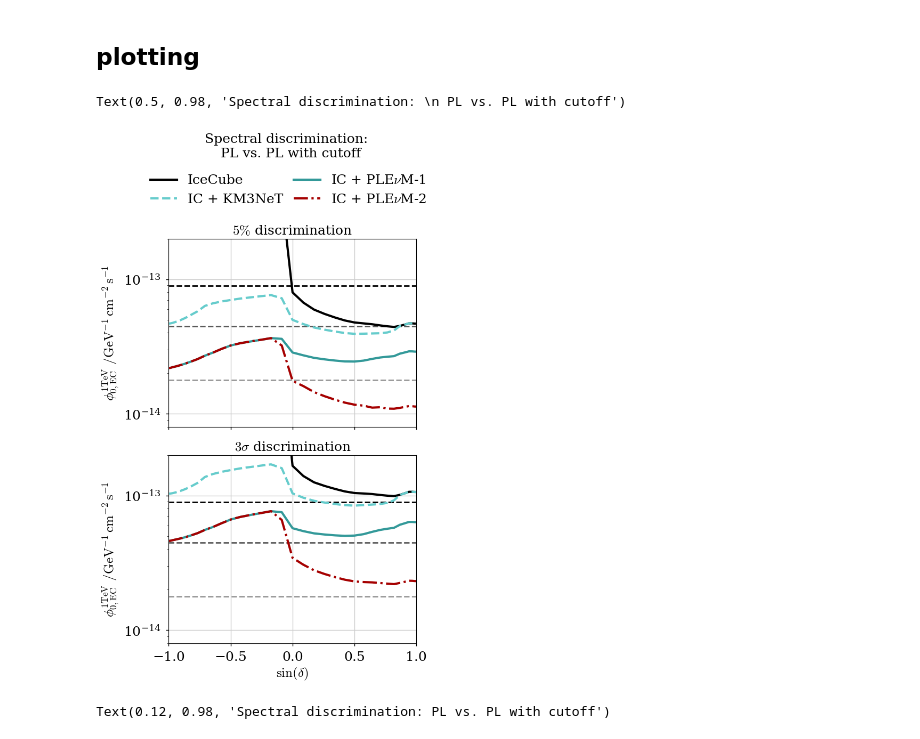
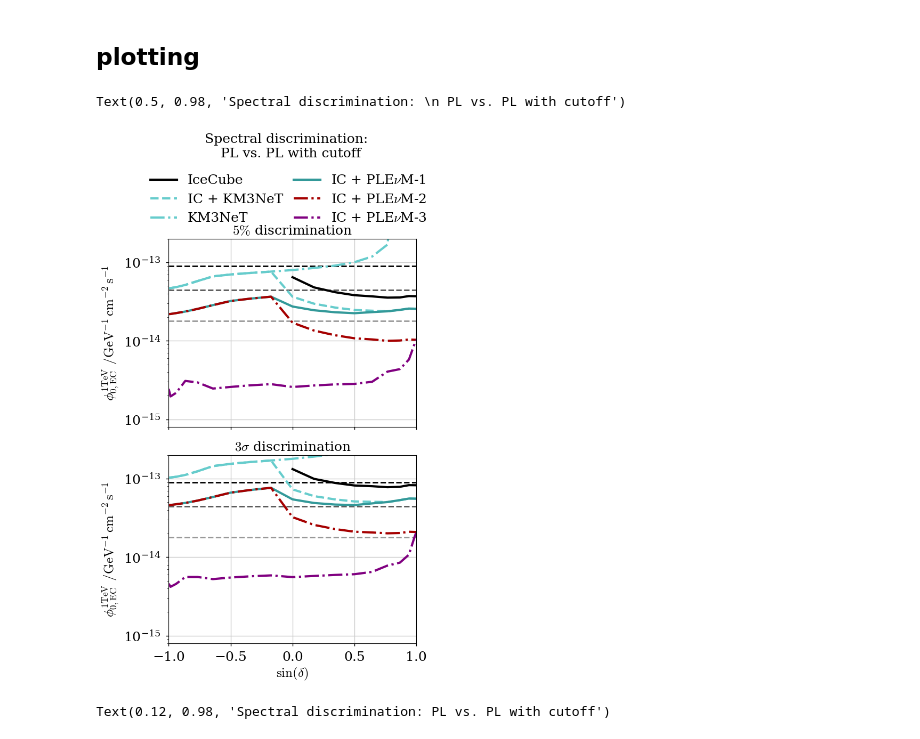
Before and after one commit to PLEnuM-group/Plenum, a Jupyter notebook: notebooks/analysis/pointsource_analysis_multi.ipynb, the cells around one changed output. Drawn from its saved outputs; the diff is of its cells as text; code cells hidden in the pictures.

```diff
--- a/notebooks/analysis/pointsource_analysis_multi.ipynb
+++ b/notebooks/analysis/pointsource_analysis_multi.ipynb
@@ -2199,21 +2112,28 @@ plt.legend()
 # %% [markdown]
 ## plotting
 # %%
-df = pd.read_pickle(join(LOCALPATH, "ngc_spectral_disc_pot.pickle"))
-flux = pd.DataFrame(
-    df.groupby(["ident", "dec"]).apply(lambda x: get_scaler(x, sigma3))
-    * ngc_cut_flux.norm,
-    columns=["sigma3"],
-)
-flux["1%"] = (
-    df.groupby(["ident", "dec"]).apply(lambda x: get_scaler(x, 0.01))
-    * ngc_cut_flux.norm
-)
-flux["5%"] = (
-    df.groupby(["ident", "dec"]).apply(lambda x: get_scaler(x, 0.05))
-    * ngc_cut_flux.norm
-)
-flux["10%"] = (
-    df.groupby(["ident", "dec"]).apply(lambda x: get_scaler(x, 0.1)) * ngc_cut_flux.norm
-)
-flux = flux.reset_index()
+flux = []
+for ident in detector_keys:
+
+    df = pd.read_pickle(join(BASEPATH, f"resources/ngc_spectral_disc_pot_{ident}.pickle"))
+    _flux = pd.DataFrame(
+        df.groupby(["ident", "dec"]).apply(lambda x: get_scaler(x, sigma3))
+        * ngc_cut_flux.norm,
+        columns=["sigma3"],
+    )
+    _flux["1%"] = (
+        df.groupby(["ident", "dec"]).apply(lambda x: get_scaler(x, 0.01))
+        * ngc_cut_flux.norm
+    )
+    _flux["5%"] = (
+        df.groupby(["ident", "dec"]).apply(lambda x: get_scaler(x, 0.05))
+        * ngc_cut_flux.norm
+    )
+    _flux["10%"] = (
+        df.groupby(["ident", "dec"]).apply(lambda x: get_scaler(x, 0.1)) * ngc_cut_flux.norm
+    )
+    flux.append( _flux.reset_index())
+
+flux = pd.concat(flux)
+flux.to_pickle(join(st.BASEPATH, "resources/flux_ngc_spectral_disc_pot.pickle"))
+flux
@@ -2242,33 +2160,33 @@ for ident, series in flux.groupby("ident"):
 for ax in axes:
     ax.set_yscale("log")
     ax.axhline(ngc_cut_flux.norm, ls="--", lw=2, color="k", zorder=0)
     ax.axhline(ngc_cut_flux.norm / 2, ls="--", lw=2, color="0.35", zorder=0)
     ax.axhline(ngc_cut_flux.norm / 5, ls="--", lw=2, color="0.6", zorder=0)
     ax.set_xlim(-1, 1)
     ax.set_ylabel(
         r"$\phi_{0, \rm EC}^{1\rm TeV} ~ / \rm GeV^{-1} \, cm^{-2} \, s^{-1}$",
         fontsize=18,
     )
-    ax.set_ylim(8e-15, 2e-13)
+    ax.set_ylim(8e-16, 2e-13)
 
 f.legend(
     loc="upper center",
     frameon=False,
     # fontsize=14,
     ncol=2,
     bbox_to_anchor=(0.5, 0.93),
     columnspacing=0.8,
 )
 axes[0].set_title(r"$5\%$ discrimination", fontsize=18)
 axes[1].set_title(r"$3 \sigma$ discrimination", fontsize=18)
 axes[1].set_xlabel(r"$\sin(\delta)$", fontsize=18)
 f.subplots_adjust(hspace=0.15, top=0.8)
 f.suptitle("Spectral discrimination: \n PL vs. PL with cutoff", fontsize=18)
 # f.savefig(
 #     join(BASEPATH, "plots/ngc_paper/ngc_spectral_disc_pot.pdf"), bbox_inches="tight"
 # )
 # see plotting_standalone.ipynb for final version
 # %% [output]
 Text(0.5, 0.98, 'Spectral discrimination: \n PL vs. PL with cutoff')
-[figure, old version]
+[figure, new version]
 # %%
```
Also changed, not shown: parts of 27 cells of this notebook, 19 other files.
